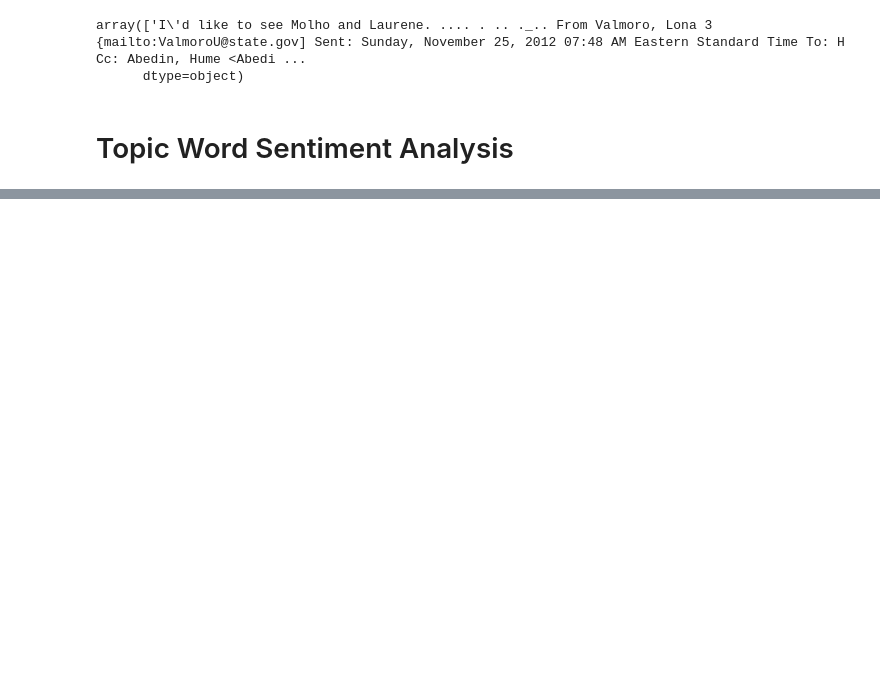
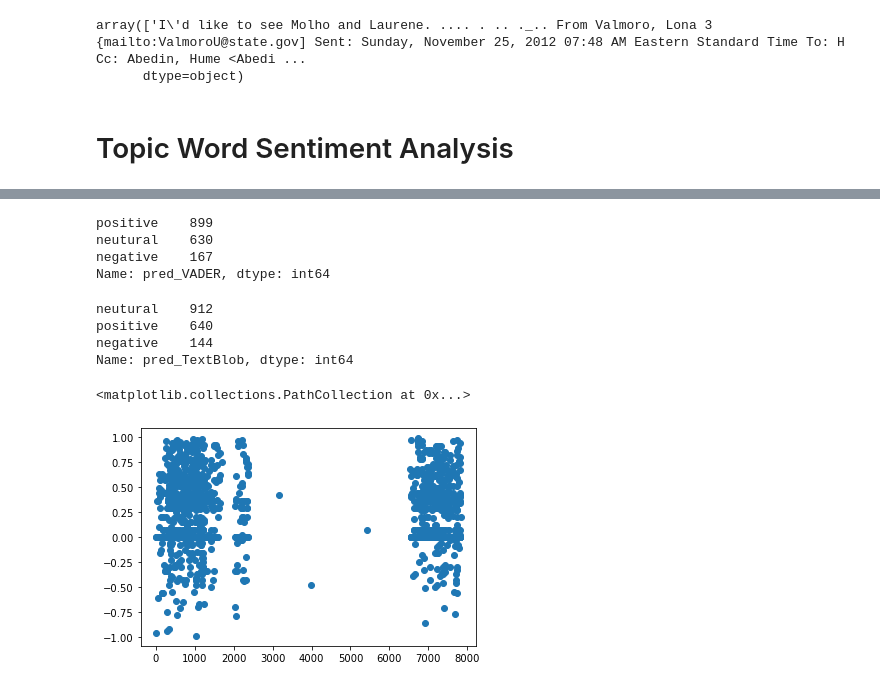
Before and after one commit to vanessa920/nlp_hillary_email, a Jupyter notebook: hilary_email_EDA.ipynb, the cells around one changed output, grey strips where cells are left out. Cells and saved outputs as stored; diff of their text form; code cells hidden in the pictures; blank space fills up the shorter version.

```diff
--- a/hilary_email_EDA.ipynb
+++ b/hilary_email_EDA.ipynb
@@ -339,3 +348,8 @@ new_topic_0 = list(set(topic_0) - set(topic_1) - set(topic_2))
 new_topic_1=list(set(topic_1) - set(topic_0) - set(topic_2))
 # %%
 new_topic_2=list(set(topic_2) - set(topic_1) - set(topic_0))
+# %%
+from nltk.sentiment.vader import SentimentIntensityAnalyzer
+sia = SentimentIntensityAnalyzer()
+# %%
+topic_df = topic_matrix_df.copy()
@@ -341,0 +372,4 @@ new_topic_2=list(set(topic_2) - set(topic_1) - set(topic_0))
+# %%
+topic_df['scores_nltk'] = topic_df['clean_email'].apply(lambda s: sia.polarity_scores(s)['compound'])
+
+topic_df['pred_nltk'] = topic_df['scores_nltk'].apply(lambda x: "positive" if x >0 else("negative" if x < 0 else "neutural"))
@@ -341,0 +378,4 @@ new_topic_2=list(set(topic_2) - set(topic_1) - set(topic_0))
+# %%
+topic_df['scores_TextBlob'] = topic_df['clean_email'].apply(lambda s: TextBlob(s).sentiment.polarity)
+
+topic_df['pred_TextBlob'] = topic_df['scores_TextBlob'].apply(lambda x: "positive" if x >0 else("negative" if x < 0 else "neutural"))
@@ -341,0 +398,14 @@ new_topic_2=list(set(topic_2) - set(topic_1) - set(topic_0))
+# %%
+topic_df['pred_nltk'].value_counts()
+# %% [output]
+positive    899
+neutural    630
+negative    167
+Name: pred_VADER, dtype: int64
+# %%
+topic_df['pred_TextBlob'].value_counts()
+# %% [output]
+neutural    912
+positive    640
+negative    144
+Name: pred_TextBlob, dtype: int64
@@ -341,0 +414,5 @@ new_topic_2=list(set(topic_2) - set(topic_1) - set(topic_0))
+# %%
+plt.scatter(topic_df['Id'],topic_df['scores_nltk'])
+# %% [output]
+<matplotlib.collections.PathCollection at 0x...>
+[figure, added]
```
Also changed, not shown: parts of 16 cells of this notebook.
